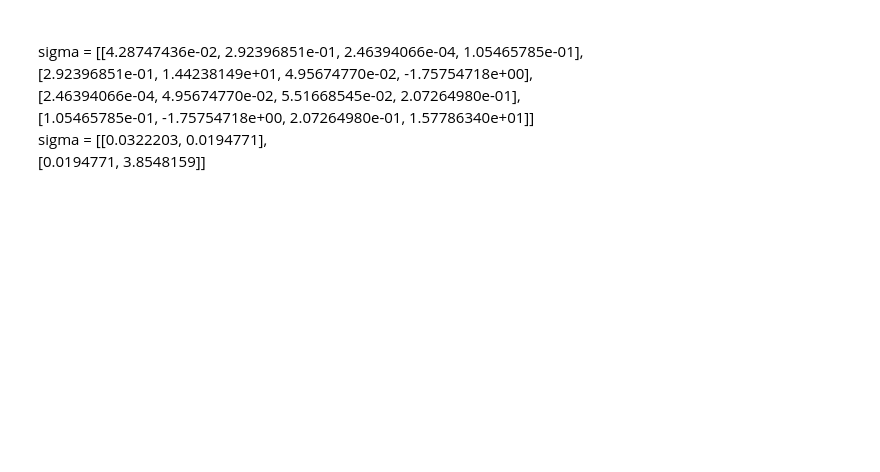
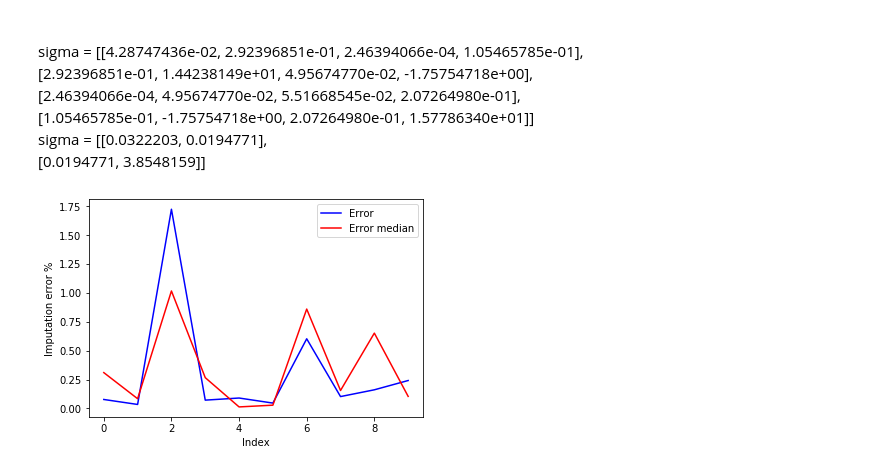
Before and after one commit to lauraperge/AML-EM4KDE, a Jupyter notebook: EM_KDE_imputation/EM_KDE_impute.ipynb, the cells around one changed output. Saved outputs shown, nothing was run; the diff lists cells and outputs as text; code cells hidden in the pictures; blank space fills up the shorter version.

```diff
--- a/EM_KDE_imputation/EM_KDE_impute.ipynb
+++ b/EM_KDE_imputation/EM_KDE_impute.ipynb
@@ -23,6 +40,7 @@ data = np.concatenate([data, loadmat('../faithfull/faithful.mat')['X']], axis=1)
 raw_data = data  # taking only a small part for testing
 data = np.array(raw_data[:-10])
 [damaged_data, removed_values] = remove_random_value(raw_data[-10:])
+medians = np.median(data, axis = 0)
 # %%
 num_data, dim = data.shape
 # %% [markdown]
@@ -84,6 +123,7 @@ sigma = [[0.0322203, 0.0194771],<br>
 # %%
 imputed_values = []
 restored_data = []
+median_impute = []
 for test_data in damaged_data:
     # get index of missing dimension
     missing_dim = [idx for idx, value in enumerate(test_data) if np.isnan(value)][0]
@@ -104,16 +144,25 @@ for test_data in damaged_data:
     imputed_value = np.sum(np.multiply(cond_exp, responsibility))
     imputed_values.append(imputed_value)
     restored_element = np.insert(test_data, missing_dim, imputed_value)
+    median_impute.append(medians[missing_dim])
     restored_data.append(restored_element)
 # %%
+median_impute = np.array(median_impute)
 restored_data = np.array(restored_data)
 imputed_values = np.array(imputed_values)
 # %%
 divergence = np.abs(removed_values - imputed_values) / removed_values
-# mse = mean_squared_error(removed_values, imputed_values)
+divergence_median = np.abs(removed_values - median_impute) / removed_values
+mse = (removed_values - imputed_values)**2 # mean_squared_error(removed_values, imputed_values)
+mse_median = (removed_values - median_impute)**2
 # %%
 plt.figure(2)
-plt.plot(divergence)
+
+plt.plot(np.arange(len(divergence)), divergence, '-b', label='Error')
+plt.plot(np.arange(len(divergence)), divergence_median, '-r', label='Error median')
+leg = plt.legend()
 plt.xlabel('Index')
-plt.ylabel('Imputation error in %')
+plt.ylabel('Imputation error %')
 plt.show()
+# %% [output]
+[figure, added]
```
Also changed, not shown: parts of 13 cells of this notebook, 2 other files.
